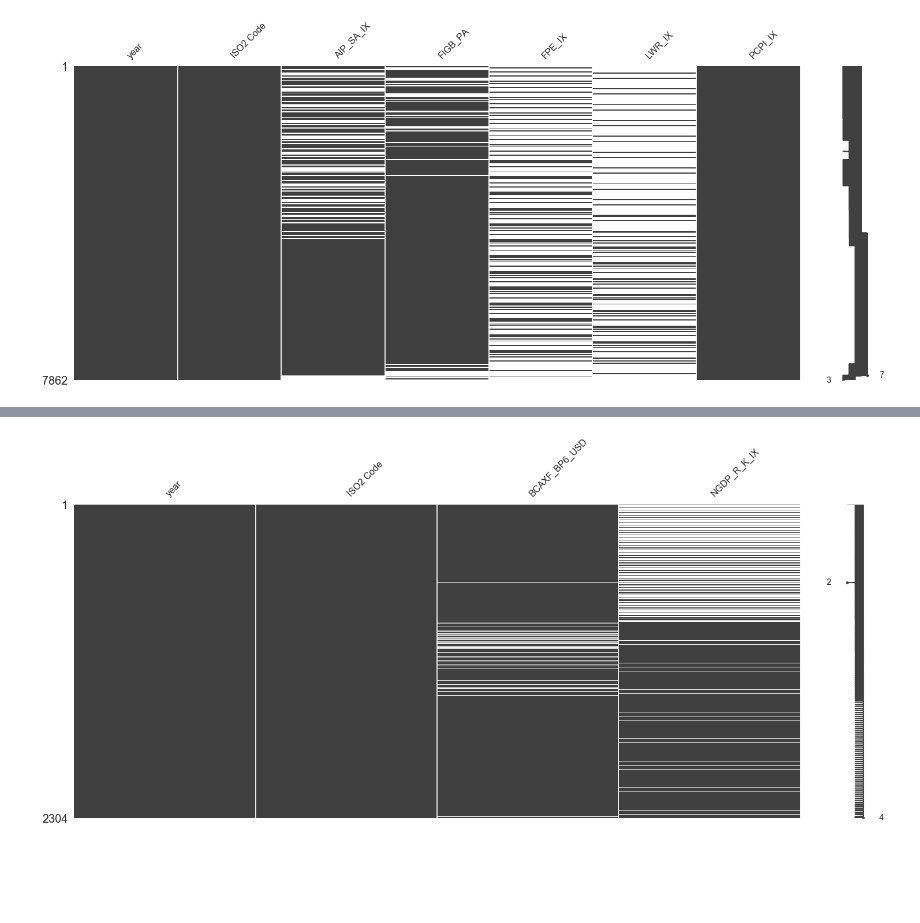
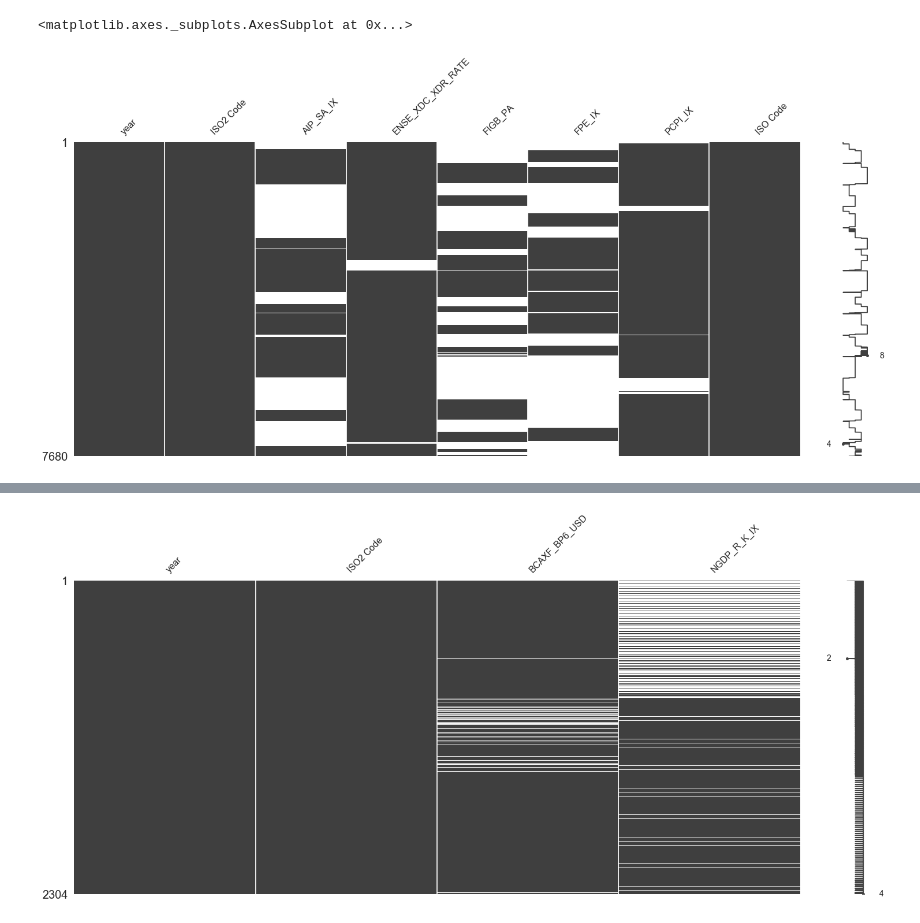
Before and after one commit to Walras-data/countryrisk, a Jupyter notebook: countryrisk_ecbmodel-Copy1.ipynb, the cells around one changed output, grey strips where cells are left out. Cells and saved outputs as stored; diff of their text form; code cells hidden in the pictures; blank space fills up the shorter version.

```diff
--- a/countryrisk_ecbmodel-Copy1.ipynb
+++ b/countryrisk_ecbmodel-Copy1.ipynb
@@ -10,12 +10,10 @@ import urllib3
 # %%
 ### fecthing country names from IMF database to get all ISO codes
 countrycodes = pd.read_csv('coucodes.csv', delimiter = ';', encoding = "ISO-8859-1")
-Eastern = countrycodes["Region (IMF)"] == "Eastern Europe"
-Western = countrycodes["Region (IMF)"] == "Western Europe"
-countrycodes = countrycodes[Eastern | Western]
 countrycodes = countrycodes[["IMF Name", "ISO Code", "ISO2 Code"]]
 countrycodes.reset_index(level=0, inplace=True)
 countrycodes = countrycodes.rename(columns={'IMF Name': 'country'})
 
-ECB_countries = ["Austria", "Belgium", "Denmark", "Finland", "France", "Germany", "Greece", "Ireland","Italy", "Luxembourg", "Netherlands", "Portugal", "Spain", "Sweden", "United Kingdom"]
-countrycodes = countrycodes[countrycodes["country"].isin(ECB_countries)]
+countries = ["Denmark", "Finland", "Sweden", "United Kingdom", "Brazil",  "Mexico", "Canada", "Russia", "India", "China", "Japan", "Qatar", "Singapore", "Switzerland", "Norway"]
+
+countrycodes = countrycodes[countrycodes["country"].isin(countries)]
@@ -34,36 +51,37 @@ iso2 = countrycodes["ISO2 Code"].str.cat(sep='+')
 iso3 = countrycodes["ISO Code"].str.cat(sep=',')
 
 #Variables
-variables = ".PCPI_IX+FIGB_PA+LWR_IX+AIP_SA_IX+FPE_IX.?startPeriod=1976&endPeriod=2030"
+variables = ".PCPI_IX+FIGB_PA+AIP_SA_IX+FPE_IX+ENSE_XDC_XDR_RATE.?startPeriod=1976&endPeriod=2030"
 
 url = url+iso2+variables
 
 # Get data from the above URL using the requests package
 data = requests.get(url).json()
 
 
 #### stacking IMF data and creating a dataframe
 stack = []
 data2 = pd.DataFrame()
 for x in range(len(data['CompactData']['DataSet']['Series'])-1):
     data2 = pd.DataFrame(data['CompactData']['DataSet']['Series'][x]["Obs"])[["@OBS_VALUE", "@TIME_PERIOD"]]
     data2["country"] = data['CompactData']['DataSet']['Series'][x]["@REF_AREA"]
     data2["indicator"] = data['CompactData']['DataSet']['Series'][x]["@INDICATOR"]
     stack.append(data2)
 stack = pd.concat(stack)
 
 
 stack = stack.set_index(["@TIME_PERIOD", 'country', 'indicator']).unstack(level=-1)
 stack.columns = stack.columns.droplevel(0)
 
 stack.reset_index(inplace=True)
 
 
 stack = stack.rename(columns={'@TIME_PERIOD': 'year', "country": "ISO2 Code"})
 #Next: Analyze the missing data and data range
 
 import missingno as msno
-msno.matrix(stack)
 stack_m = pd.merge(stack, countrycodes[["ISO2 Code", "ISO Code"]], on = "ISO2 Code")
+msno.matrix(stack_m)
 # %% [output]
+<matplotlib.axes._subplots.AxesSubplot at 0x...>
-[figure, old version]
+[figure, new version]
```
Also changed, not shown: parts of 15 cells of this notebook, 8 other files.
